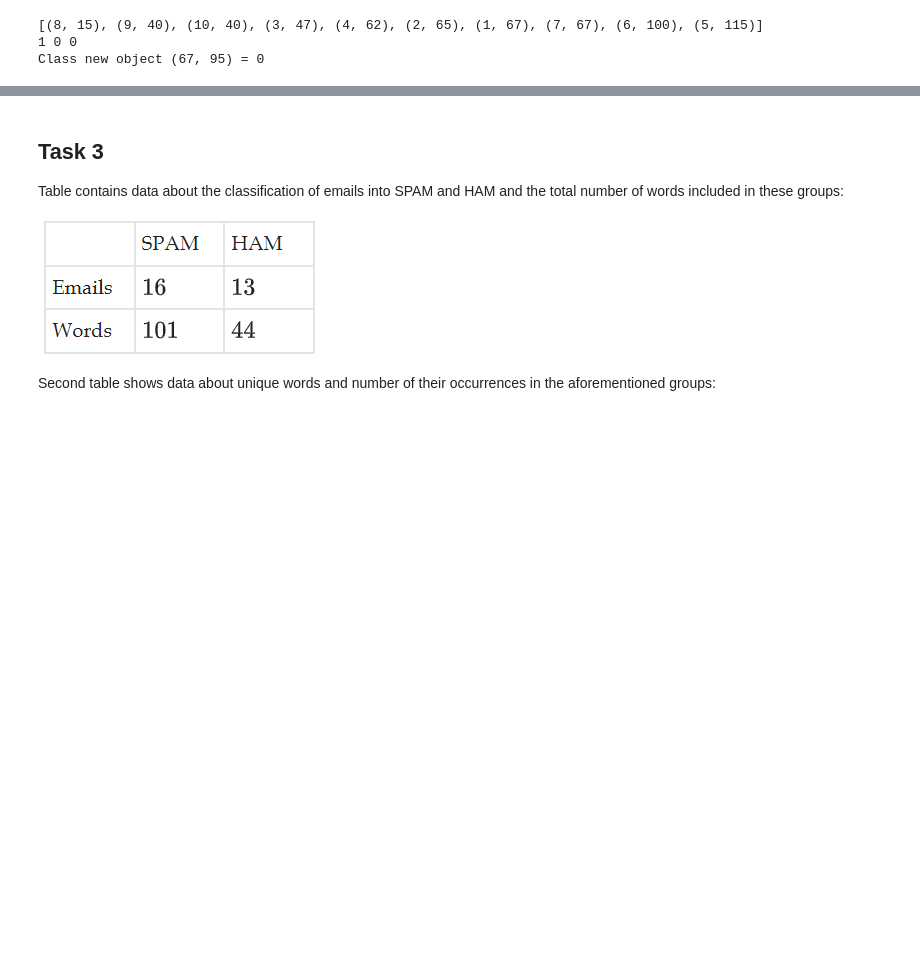
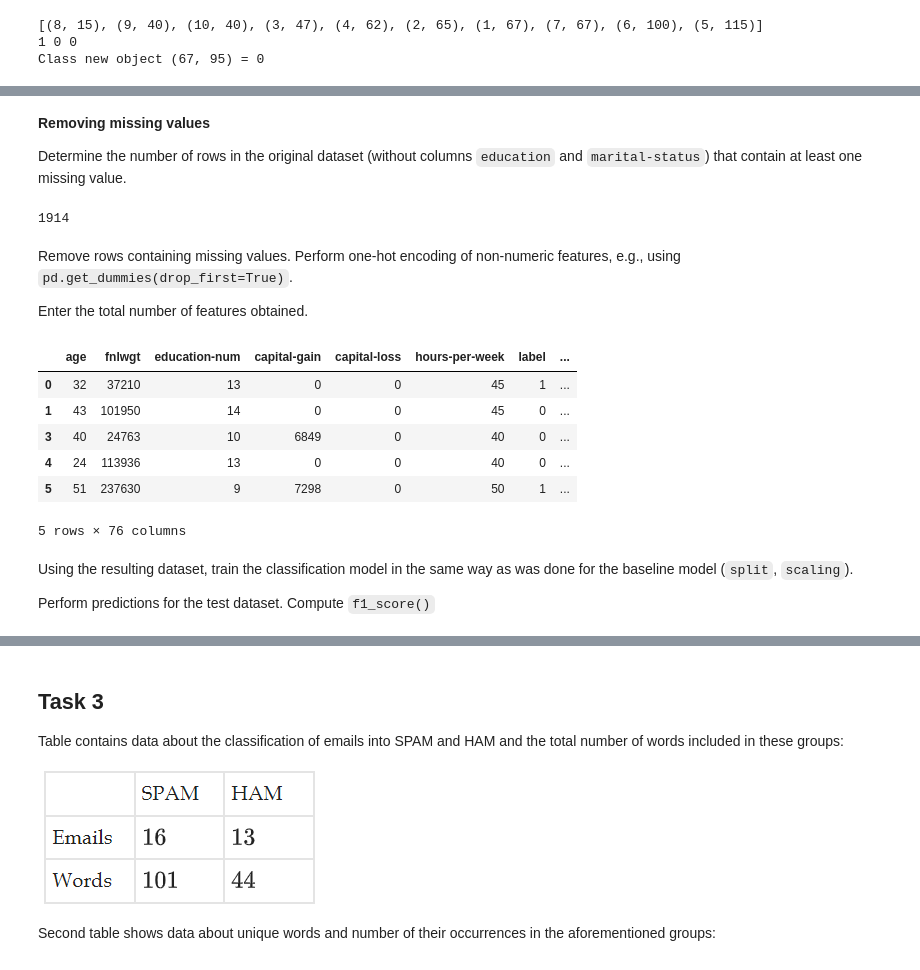
Before and after one commit to tutsilianna/Introduction_to_ML_and_Advanced_ML_Python, a Jupyter notebook: kNN_and_Naive_Bayes/Classifiers_k_NN_and_Naive_Bayes_|_Exercise_4.ipynb, the cells around one changed output, grey strips where cells are left out. Saved outputs shown, nothing was run; the diff lists cells and outputs as text; code cells hidden in the pictures; blank space fills up the shorter version.

```diff
--- a/kNN_and_Naive_Bayes/Classifiers_k_NN_and_Naive_Bayes_|_Exercise_4.ipynb
+++ b/kNN_and_Naive_Bayes/Classifiers_k_NN_and_Naive_Bayes_|_Exercise_4.ipynb
@@ -250,2 +145,4 @@ fig = h.get_figure()
+# %%
+data.drop(axis=1, columns=['marital-status', 'education'], inplace=True)
 # %%
 data_0 = len(data[data['label'] == 0])
@@ -254,0 +259,32 @@ round(data_0/len(data) * 100, 3)
+# %% [markdown]
+**Removing missing values**
+
+Determine the number of rows in the original dataset (without columns `education` and `marital-status`) that contain at least one missing value.
+# %%
+data = data.replace(['?'], None)
+# %%
+data_notnull = data.copy(deep=True)
+data_notnull.dropna(axis=0, how='any', inplace=True)
+# %%
+len(data) - len(data_notnull)
+# %% [output]
+1914
+# %% [markdown]
+Remove rows containing missing values. Perform one-hot encoding of non-numeric features, e.g., using `pd.get_dummies(drop_first=True)`.
+
+Enter the total number of features obtained.
+# %%
+data1 = pd.get_dummies(data_notnull, drop_first=True)
+data1.head()
+# %% [output]
+|  | age | fnlwgt | education-num | capital-gain | capital-loss | hours-per-week | label | ... |
+| 0 | 32 | 37210 | 13 | 0 | 0 | 45 | 1 | ... |
+| 1 | 43 | 101950 | 14 | 0 | 0 | 45 | 0 | ... |
+| 3 | 40 | 24763 | 10 | 6849 | 0 | 40 | 0 | ... |
+| 4 | 24 | 113936 | 13 | 0 | 0 | 40 | 0 | ... |
+| 5 | 51 | 237630 | 9 | 7298 | 0 | 50 | 1 | ... |
+5 rows × 76 columns
+# %% [markdown]
+Using the resulting dataset, train the classification model in the same way as was done for the baseline model (`split`, `scaling`).
+
+Perform predictions for the test dataset. Compute `f1_score()`
```
Also changed, not shown: parts of 40 cells of this notebook.
